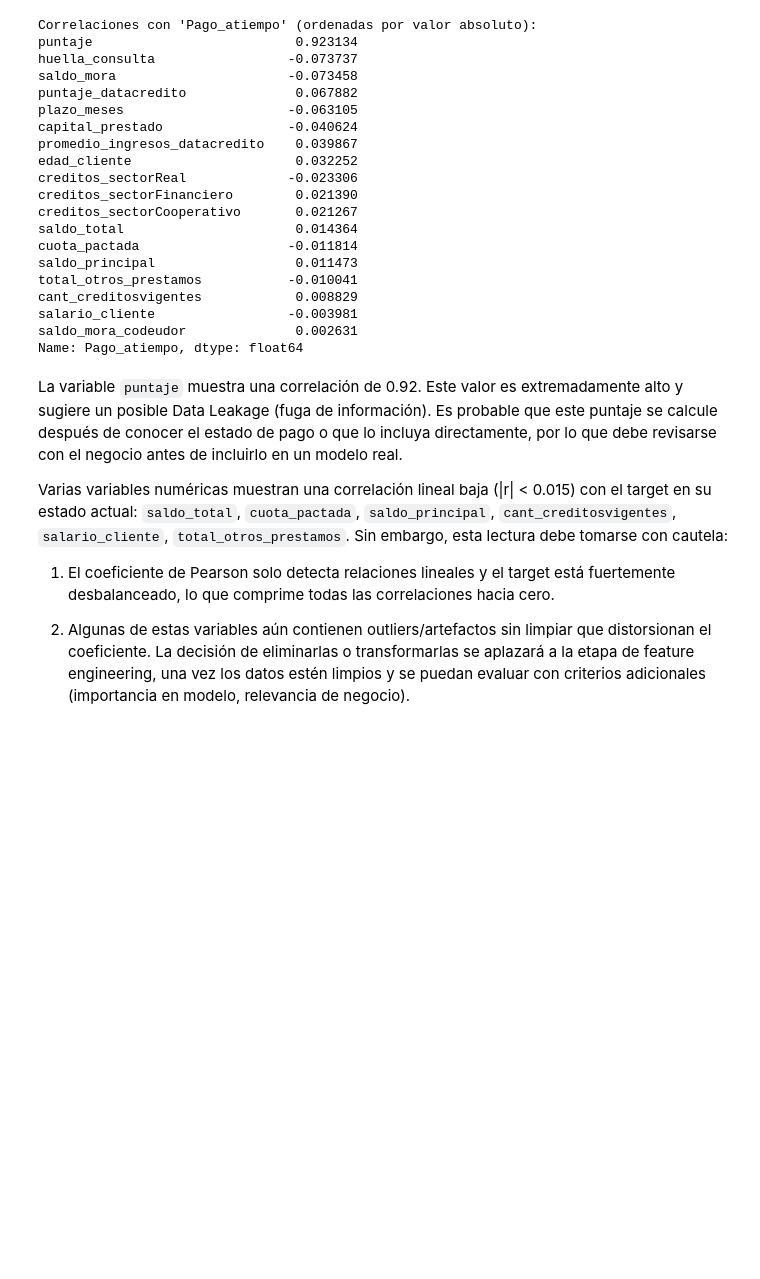
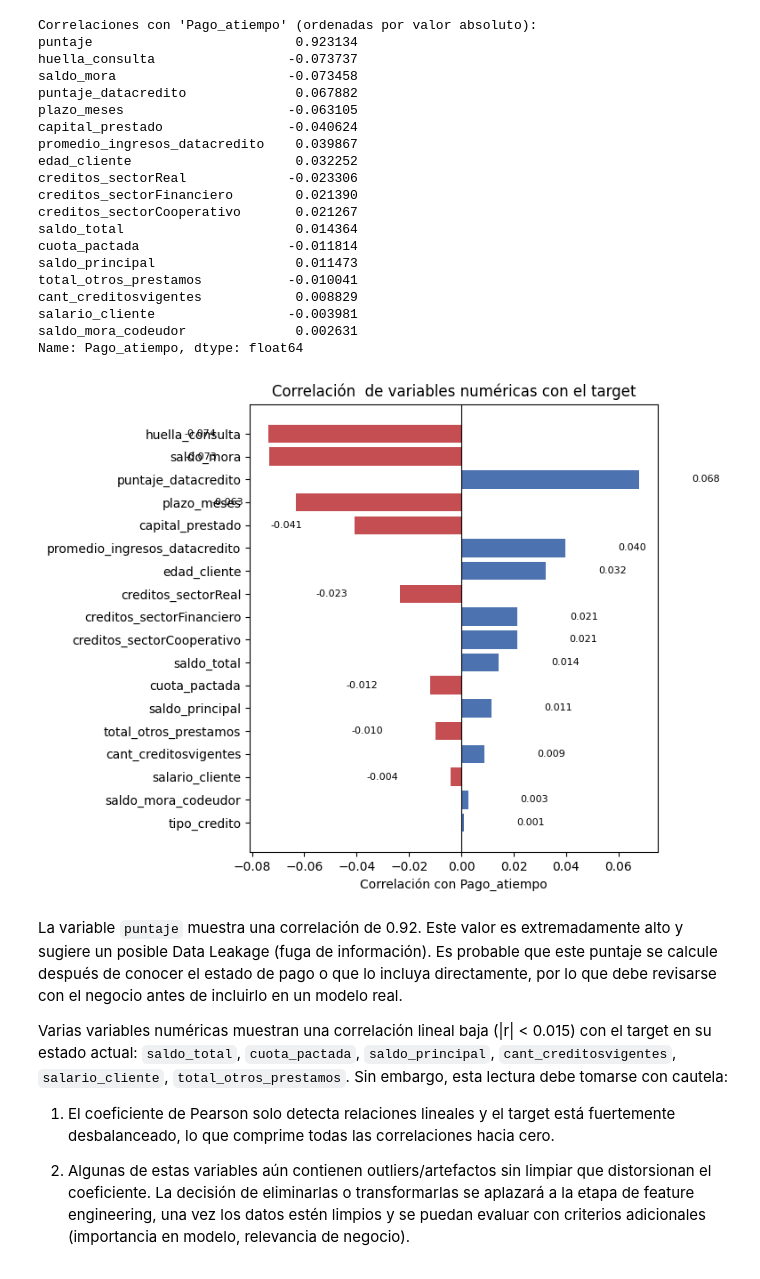
Before and after one commit to dagovas27/mlops-pipeline-proyecto-CD, a Jupyter notebook: src/comprension_eda.ipynb, the cells around one changed output. Drawn from its saved outputs; the diff is of its cells as text; code cells hidden in the pictures; blank space fills up the shorter version.

```diff
--- a/src/transformacion_eda.ipynb
+++ b/src/comprension_eda.ipynb
@@ -251,6 +309,31 @@ cant_creditosvigentes            0.008829
 salario_cliente                 -0.003981
 saldo_mora_codeudor              0.002631
 Name: Pago_atiempo, dtype: float64
+# %%
+import matplotlib.pyplot as plt
+
+data_temp_corr = data.select_dtypes(include=np.number).copy()
+data_temp_corr['Pago_atiempo'] = data['Pago_atiempo'].astype(int)
+
+Pago_atiempo_correlations = data_temp_corr.corr()['Pago_atiempo'].drop('Pago_atiempo')
+Pago_atiempo_correlations = Pago_atiempo_correlations.sort_values(key=abs, ascending=True)
+
+colors = ['#4C72B0' if v >= 0 else '#C44E52' for v in Pago_atiempo_correlations.values]
+
+fig, ax = plt.subplots(figsize=(8, 6))
+bars = ax.barh(Pago_atiempo_correlations.index, Pago_atiempo_correlations.values, color=colors)
+
+for bar, val in zip(bars, Pago_atiempo_correlations.values):
+    ax.text(val + (0.02 if val >= 0 else -0.02), bar.get_y() + bar.get_height()/2,
+            f'{val:.3f}', va='center', ha='left' if val >= 0 else 'right', fontsize=8)
+
+ax.axvline(0, color='black', linewidth=0.8)
+ax.set_xlabel("Correlación con Pago_atiempo")
+ax.set_title("Correlación  de variables numéricas con el target")
+plt.tight_layout()
+plt.show()
+# %% [output]
+[figure, added]
 # %% [markdown]
 
 
```
Also changed, not shown: parts of 3 cells of this notebook.
